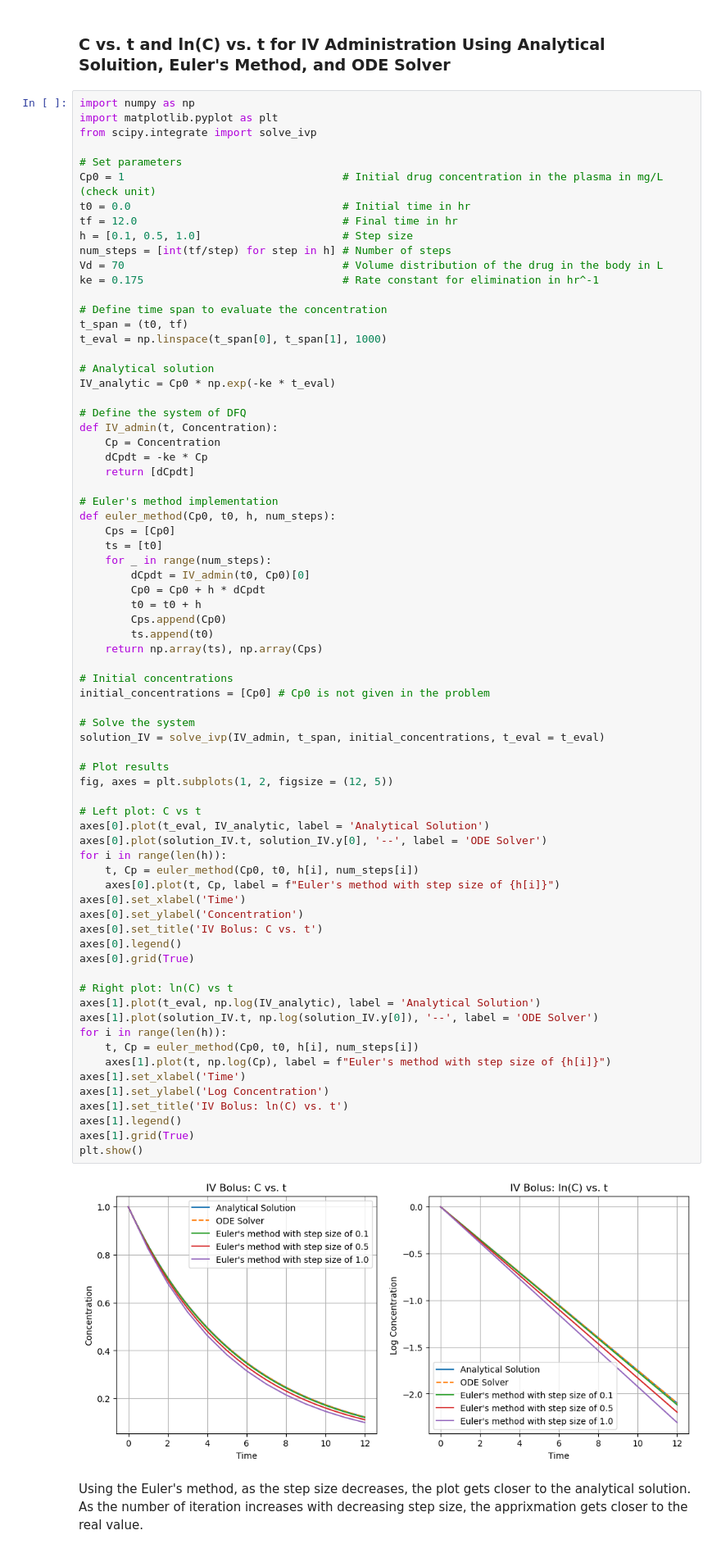
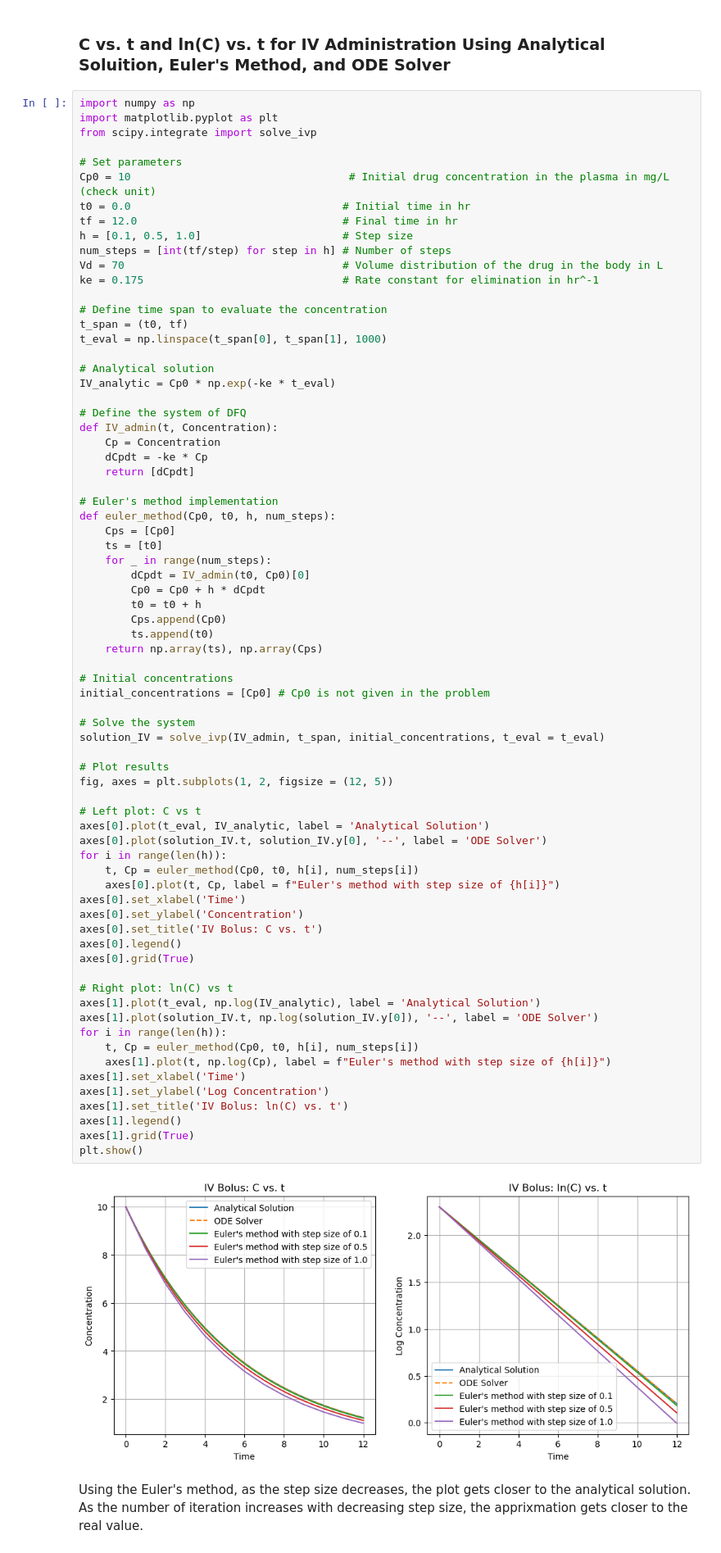
Before and after one commit to TimothyKSL/PKPD25_TLDT, a Jupyter notebook: Week 3 Assignment.ipynb, the cells around one changed output. Shown at 82% size. Saved outputs shown, nothing was run; the diff lists cells and outputs as text.

```diff
--- a/Week 3 Assignment.ipynb
+++ b/Week 3 Assignment.ipynb
@@ -13,7 +13,7 @@ import matplotlib.pyplot as plt
 from scipy.integrate import solve_ivp
 
 # Set parameters
-Cp0 = 1                                  # Initial drug concentration in the plasma in mg/L (check unit)
+Cp0 = 10                                  # Initial drug concentration in the plasma in mg/L (check unit)
 t0 = 0.0                                 # Initial time in hr
 tf = 12.0                                # Final time in hr
 h = [0.1, 0.5, 1.0]                      # Step size
@@ -53,34 +53,34 @@ initial_concentrations = [Cp0] # Cp0 is not given in the problem
 solution_IV = solve_ivp(IV_admin, t_span, initial_concentrations, t_eval = t_eval)
 
 # Plot results
 fig, axes = plt.subplots(1, 2, figsize = (12, 5))
 
 # Left plot: C vs t
 axes[0].plot(t_eval, IV_analytic, label = 'Analytical Solution')
 axes[0].plot(solution_IV.t, solution_IV.y[0], '--', label = 'ODE Solver')
 for i in range(len(h)):
     t, Cp = euler_method(Cp0, t0, h[i], num_steps[i])
     axes[0].plot(t, Cp, label = f"Euler's method with step size of {h[i]}")
 axes[0].set_xlabel('Time')
 axes[0].set_ylabel('Concentration')
 axes[0].set_title('IV Bolus: C vs. t')
 axes[0].legend()
 axes[0].grid(True)
 
 # Right plot: ln(C) vs t
 axes[1].plot(t_eval, np.log(IV_analytic), label = 'Analytical Solution')
 axes[1].plot(solution_IV.t, np.log(solution_IV.y[0]), '--', label = 'ODE Solver')
 for i in range(len(h)):
     t, Cp = euler_method(Cp0, t0, h[i], num_steps[i])
     axes[1].plot(t, np.log(Cp), label = f"Euler's method with step size of {h[i]}")
 axes[1].set_xlabel('Time')
 axes[1].set_ylabel('Log Concentration')
 axes[1].set_title('IV Bolus: ln(C) vs. t')
 axes[1].legend()
 axes[1].grid(True)
 plt.show()
 # %% [output]
-[figure, old version]
+[figure, new version]
 # %% [markdown]
 Using the Euler's method, as the step size decreases, the plot gets closer to the analytical solution. As the number of iteration increases with decreasing step size, the apprixmation gets closer to the real value.
 # %% [markdown]
```
Also changed, not shown: parts of 2 cells of this notebook.
